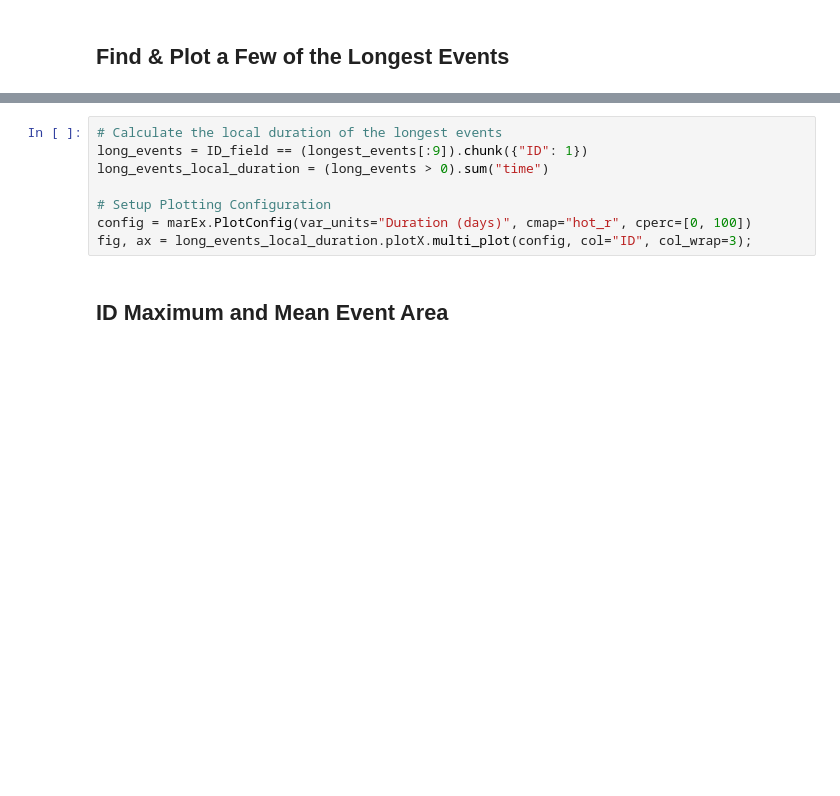
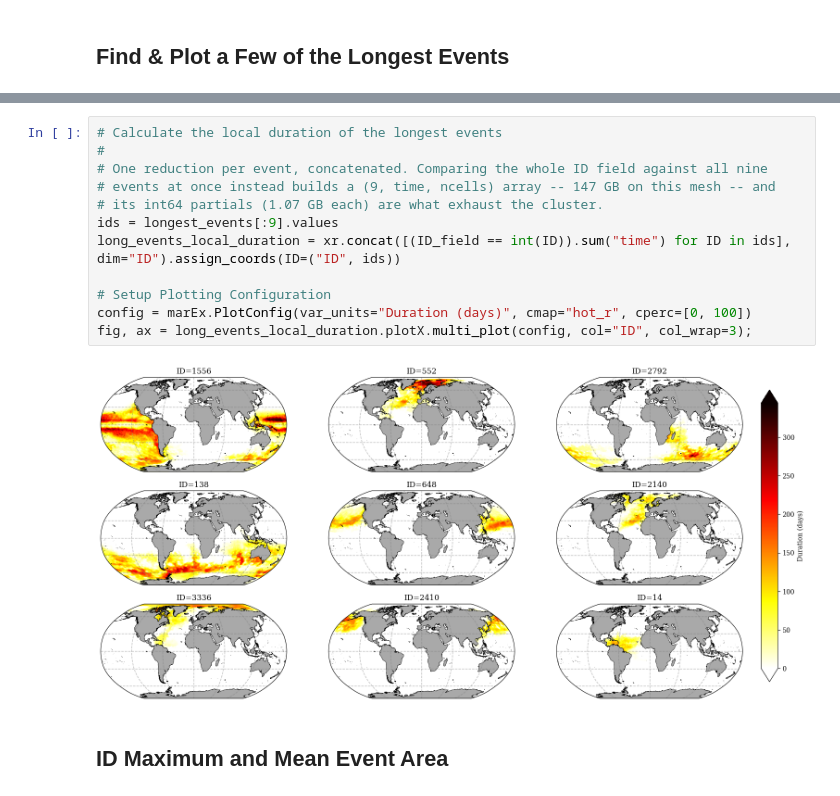
Before and after one commit to wienkers/marEx, a Jupyter notebook: examples/unstructured data/03_visualise_events.ipynb, the cells around one changed output, grey strips where cells are left out. Saved outputs shown, nothing was run; the diff lists cells and outputs as text; blank space fills up the shorter version.

```diff
--- a/examples/unstructured data/03_visualise_events.ipynb
+++ b/examples/unstructured data/03_visualise_events.ipynb
@@ -133,11 +326,17 @@ for ID in longest_events[:10].values:
 # %%
 # Calculate the local duration of the longest events
-long_events = ID_field == (longest_events[:9]).chunk({"ID": 1})
-long_events_local_duration = (long_events > 0).sum("time")
+#
+# One reduction per event, concatenated. Comparing the whole ID field against all nine
+# events at once instead builds a (9, time, ncells) array -- 147 GB on this mesh -- and
+# its int64 partials (1.07 GB each) are what exhaust the cluster.
+ids = longest_events[:9].values
+long_events_local_duration = xr.concat([(ID_field == int(ID)).sum("time") for ID in ids], dim="ID").assign_coords(ID=("ID", ids))
 
 # Setup Plotting Configuration
 config = marEx.PlotConfig(var_units="Duration (days)", cmap="hot_r", cperc=[0, 100])
 fig, ax = long_events_local_duration.plotX.multi_plot(config, col="ID", col_wrap=3);
+# %% [output]
+[figure, added]
 # %% [markdown]
 ## ID Maximum and Mean Event Area
 # %%
```
Also changed, not shown: parts of 26 cells of this notebook, 16 other files.
